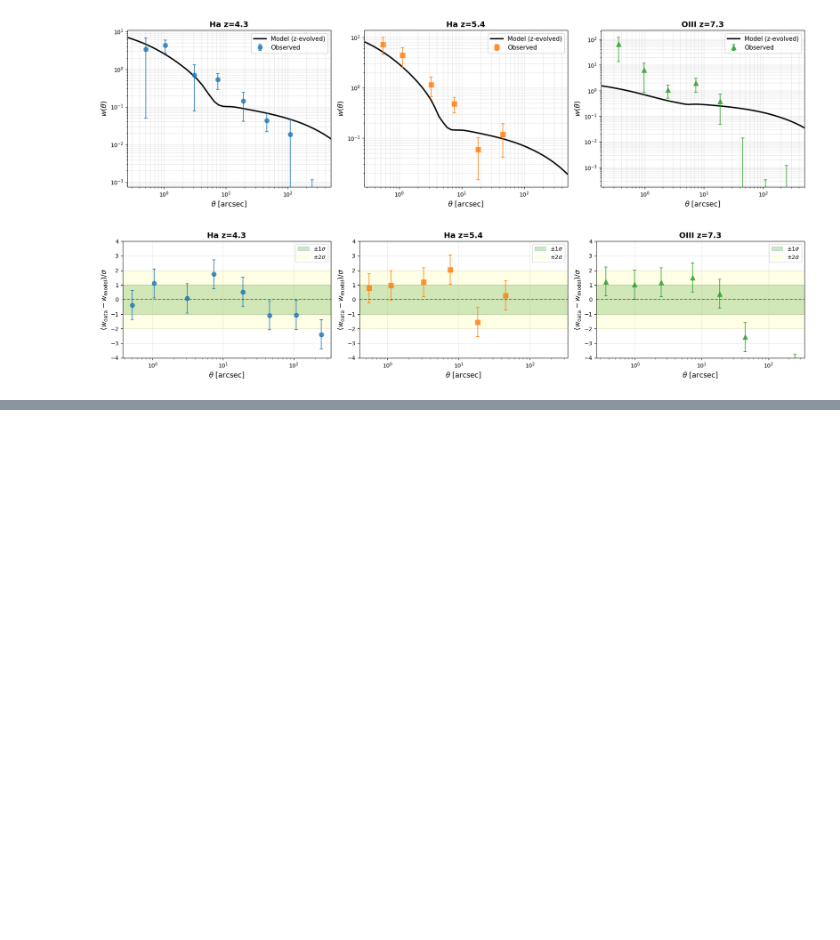
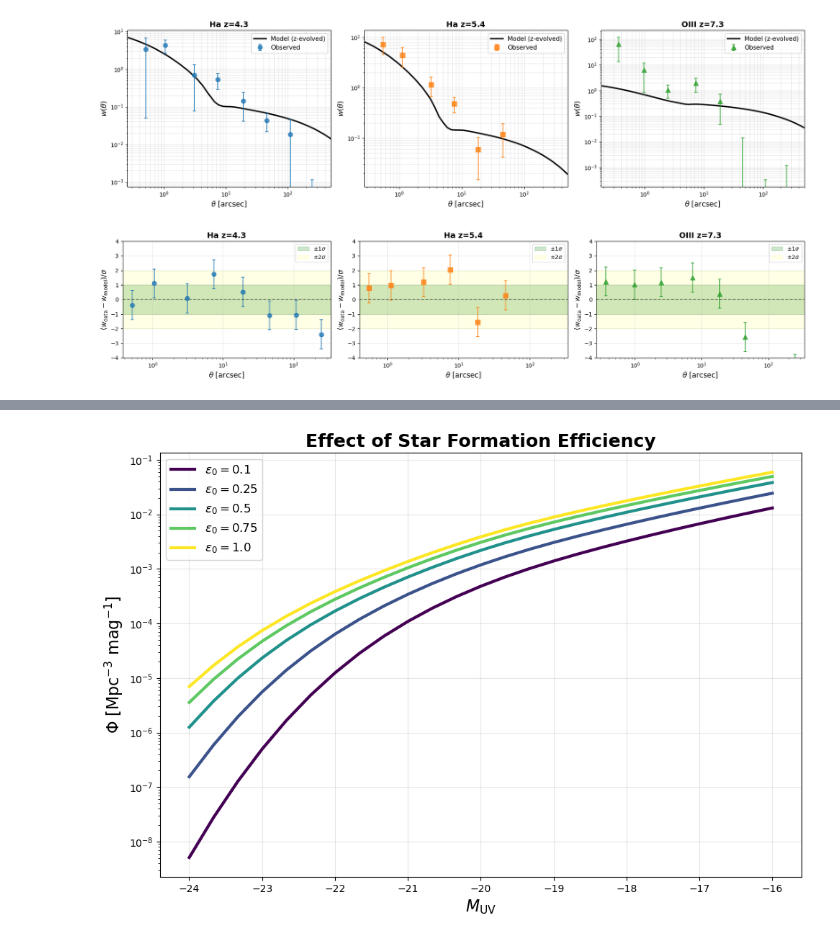
Before and after one commit to mShuntov/uvlf-hod, a Jupyter notebook: halogal/develop.ipynb, the cells around one changed output, grey strips where cells are left out. Drawn from its saved outputs; the diff is of its cells as text; code cells hidden in the pictures; blank space fills up the shorter version.

```diff
--- a/halogal/develop.ipynb
+++ b/halogal/develop.ipynb
@@ -771,0 +776,30 @@ NameError: name 'params_z' is not defined
+# %%
+
+# Let's vary the maximum SFE now. We create a new object
+hodmodel = HODModel(z=6) # at z=6, the other parameters are the default ones
+model_var_eps = Observables(hodmodel)
+MUV = np.linspace(-24, -16, 25)
+
+
+eps0_values = [0.1, 0.25, 0.5, 0.75, 1.0]
+colors = plt.cm.viridis(np.linspace(0, 1, len(eps0_values)))
+
+fig, ax = plt.subplots(figsize=(10, 7))
+
+for eps0, color in zip(eps0_values, colors):
+    model_var_eps.hod_model.update_parameters(eps0=eps0)
+
+    phi_var = model_var_eps.luminosity_function(MUV)
+    ax.semilogy(MUV, phi_var, linewidth=3, color=color,
+                label=f'$\epsilon_0={eps0}$')
+
+ax.set_xlabel(r'$M_{\rm UV}$', fontsize=16)
+ax.set_ylabel(r'$\Phi$ [Mpc$^{-3}$ mag$^{-1}$]', fontsize=16)
+ax.set_title('Effect of Star Formation Efficiency', fontsize=18, fontweight='bold')
+ax.legend(fontsize=12)
+ax.grid(True, alpha=0.3)
+
+plt.tight_layout()
+plt.show()
+# %% [output]
+[figure, added]
```
Also changed, not shown: parts of 3 cells of this notebook, 15 other files.
